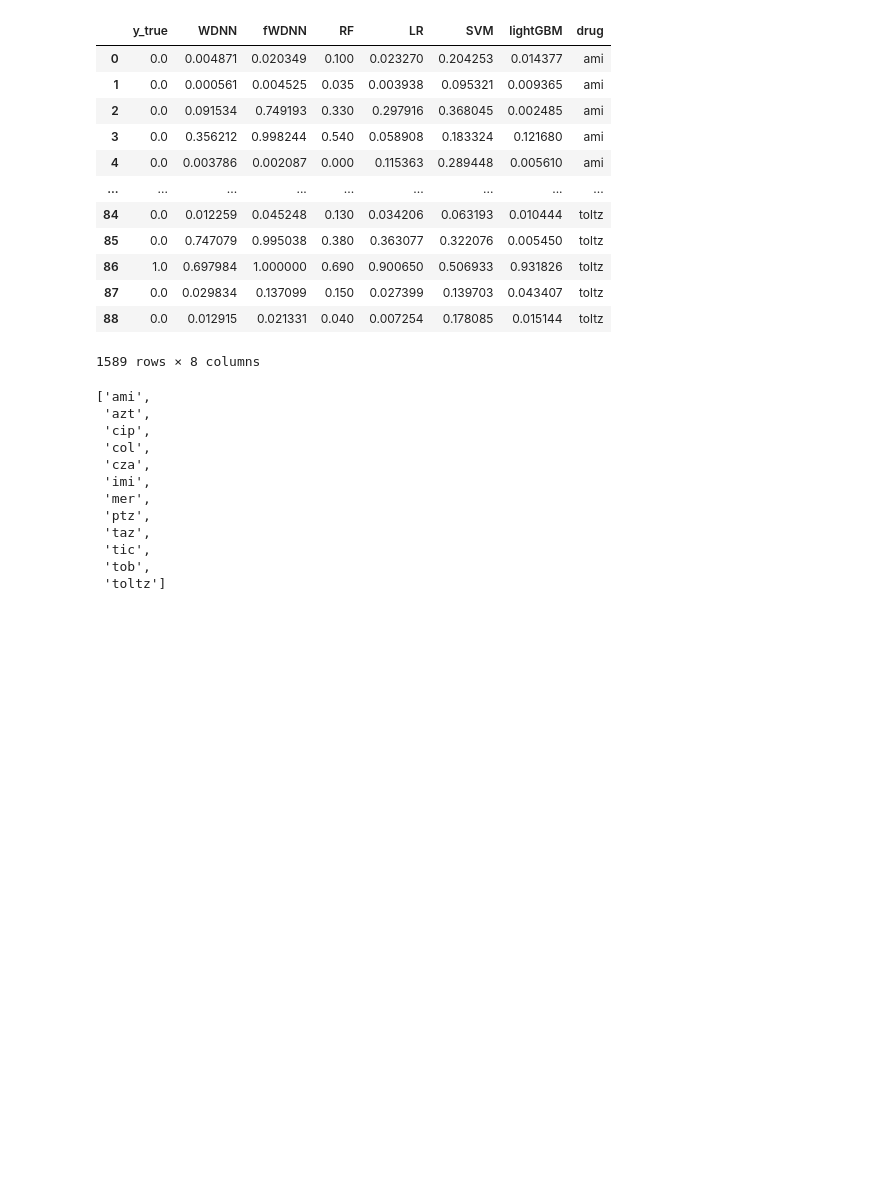
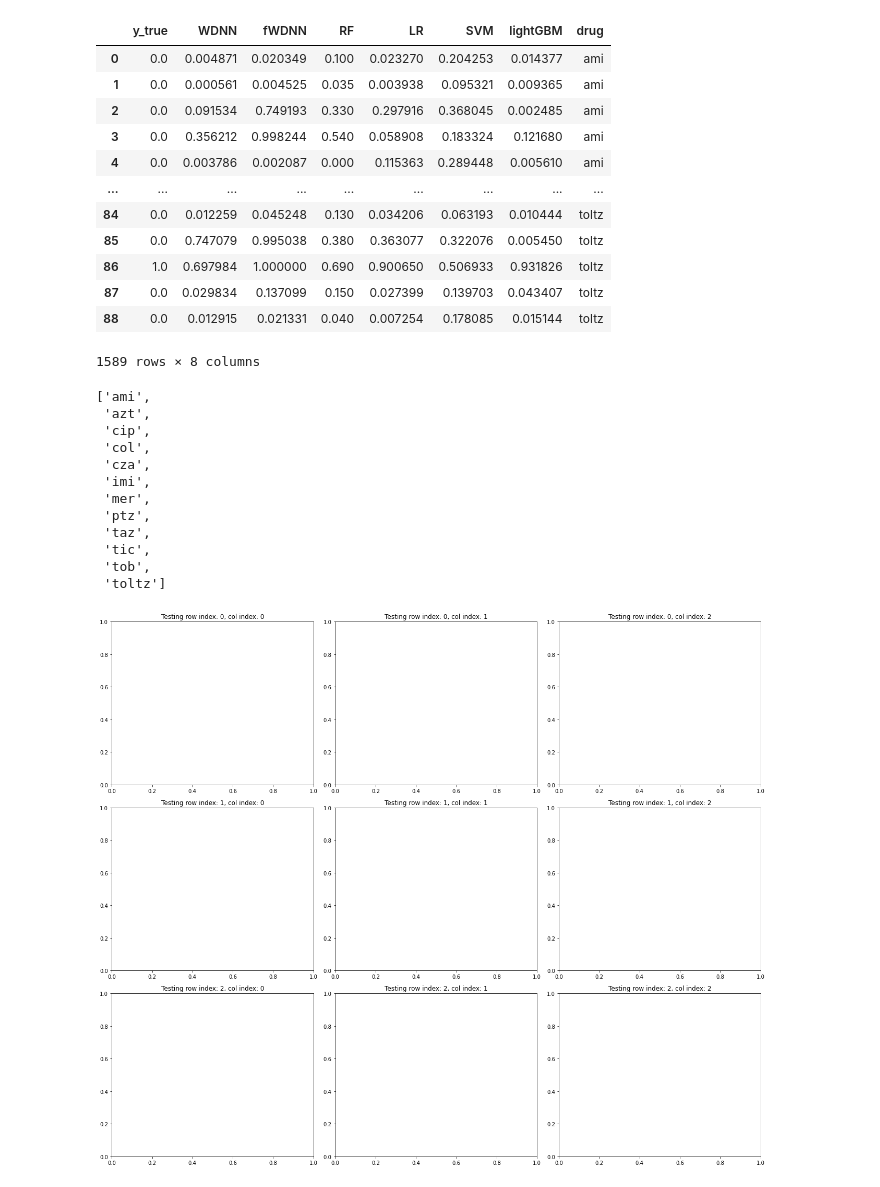
Before and after one commit to andyvng/AMR-prediction, a Jupyter notebook: result_plot.ipynb, the cells around one changed output. Drawn from its saved outputs; the diff is of its cells as text; code cells hidden in the pictures; blank space fills up the shorter version.

```diff
--- a/result_plot.ipynb
+++ b/result_plot.ipynb
@@ -103,0 +110,14 @@ drugs
+# %%
+fig = plt.figure(figsize=(18,15))
+fig.subplots_adjust(left=0.2, wspace=0.6)
+
+for row_index in range(3):
+    for col_index in range(3):
+        tmp_ax = plt.subplot2grid((3,3), (row_index, col_index))
+        tmp_ax.set_title(f"Testing row index: {row_index}, col index: {col_index}")
+
+plt.tight_layout()
+
+plt.show()
+# %% [output]
+[figure, added]
```
Also changed, not shown: parts of 5 cells of this notebook, 25 other files.
